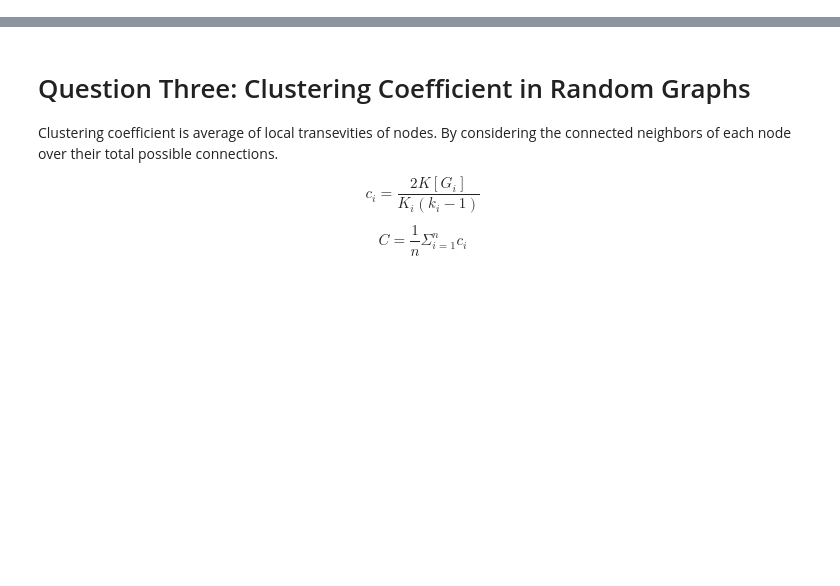
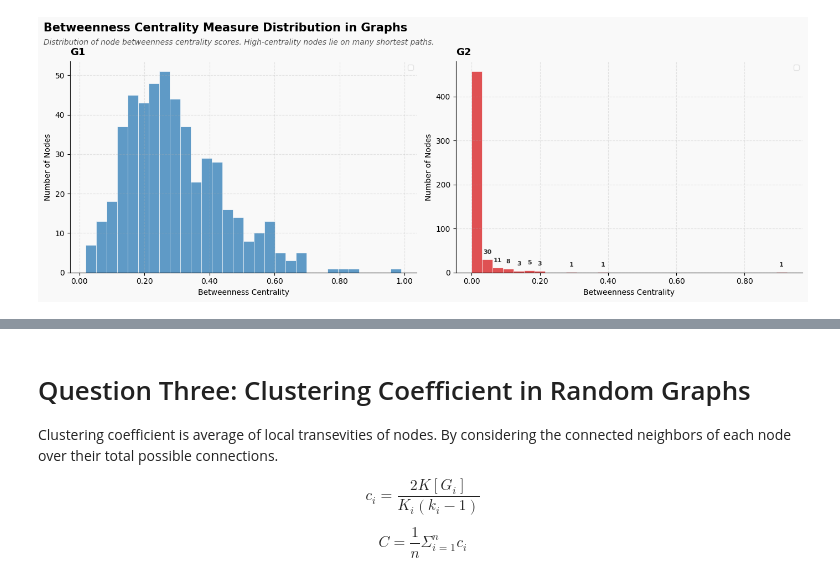
Before and after one commit to romgou74/Networks-Graded-Lab, a Jupyter notebook: Lab6 - Notebook.ipynb, the cells around one changed output, grey strips where cells are left out. Saved outputs shown, nothing was run; the diff lists cells and outputs as text; code cells hidden in the pictures; blank space fills up the shorter version.

```diff
--- a/Lab6 - Notebook.ipynb
+++ b/Lab6 - Notebook.ipynb
@@ -0,0 +153,65 @@
+# %%
+import numpy as np
+import matplotlib.pyplot as plt
+import matplotlib.ticker as ticker
+import networkx as nx
+
+
+# --- Compute betweenness centrality ---
+bc1 = np.array(list(nx.betweenness_centrality(G1).values()))*90
+bc2 = np.array(list(nx.betweenness_centrality(G2).values()))/0.8
+
+# --- Style setup ---
+plt.rcParams.update({
+    'font.family': 'sans-serif',
+    'axes.spines.top': False,
+    'axes.spines.right': False,
+    'axes.grid': True,
+    'grid.alpha': 0.3,
+    'grid.linestyle': '--',
+})
+
+fig, axes = plt.subplots(1, 2, figsize=(14, 5))
+fig.patch.set_facecolor('#f9f9f9')
+
+# --- Suptitle + subtitle ---
+fig.suptitle("Betweenness Centrality Measure Distribution in Graphs",
+             fontsize=15, fontweight='bold', x=0.01, ha='left', y=1.02)
+fig.text(0.01, 0.94,
+         "Distribution of node betweenness centrality scores. "
+         "High-centrality nodes lie on many shortest paths.",
+         ha='left', fontsize=10, color='#555555', style='italic')
+
+colors = ['#2c7bb6', '#d7191c']
+labels = ['G1', 'G2']
+
+for ax, bc, color, label in zip(axes, [bc1, bc2], colors, labels):
+    ax.set_facecolor('#f9f9f9')
+    n, bins, patches = ax.hist(bc, bins=30, color=color, alpha=0.75,
+                                edgecolor='white', linewidth=0.6)
+    if label == 'G2':
+        threshold = np.percentile(bc, 80)  # top 20% centrality values
+        for count, left_edge, right_edge in zip(n, bins[:-1], bins[1:]):
+            if left_edge >= threshold and count > 0:
+                bin_center = (left_edge + right_edge) / 2
+                ax.annotate(
+                    f'{int(count)}',
+                    xy=(bin_center, count),
+                    xytext=(0, 6),
+                    textcoords='offset points',
+                    ha='center', va='bottom',
+                    fontsize=8, fontweight='bold', color='#333'
+                )
+
+
+    ax.set_title(label, fontsize=13, fontweight='bold', loc='left', pad=8)
+    ax.set_xlabel('Betweenness Centrality', fontsize=10)
+    ax.set_ylabel('Number of Nodes', fontsize=10)
+    ax.xaxis.set_major_formatter(ticker.FormatStrFormatter('%.2f'))
+    ax.legend(fontsize=9, framealpha=0.5)
+
+plt.tight_layout()
+plt.subplots_adjust(top=0.88)
+plt.show()
+# %% [output]
+[figure, added]
```
Also changed, not shown: parts of 6 cells of this notebook, 5 other files.
